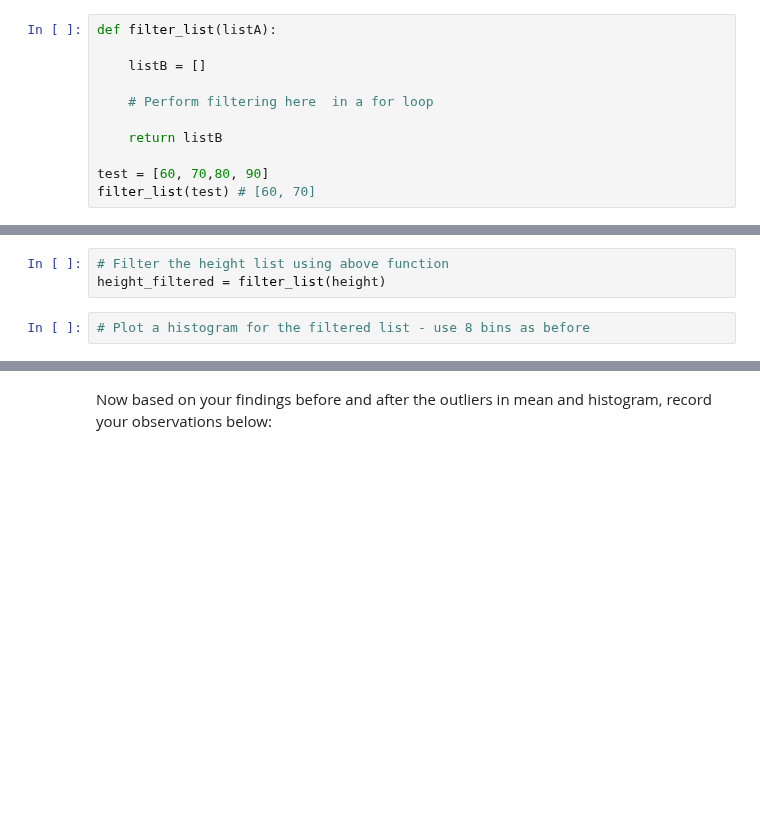
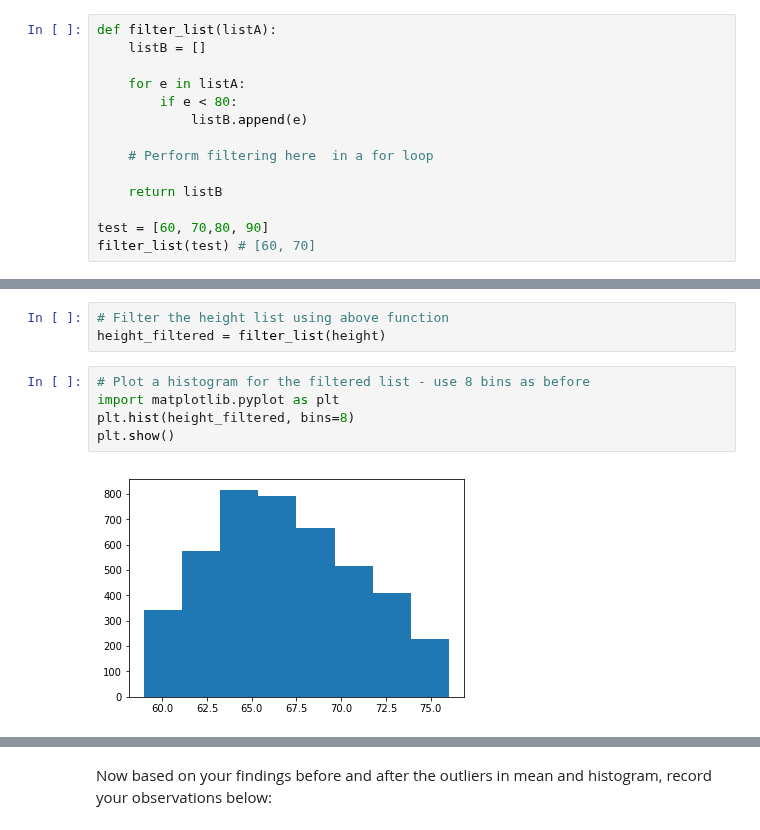
Before and after one commit to learn-co-curriculum/dsc-implementing-statistics-with-functions-lab, a Jupyter notebook: index.ipynb, the cells around one changed output, grey strips where cells are left out. Saved outputs shown, nothing was run; the diff lists cells and outputs as text; blank space fills up the shorter version.

```diff
--- a/index.ipynb
+++ b/index.ipynb
@@ -97,8 +100,11 @@ Perform following tasks:
 * Return the new list
 # %%
 def filter_list(listA):
+    listB = []
 
-    listB = []
+    for e in listA:
+        if e < 80:
+            listB.append(e)
 
     # Perform filtering here  in a for loop
 
@@ -115,5 +121,10 @@ Great, now we can filter our height list and plot a new histogram for the new li
 height_filtered = filter_list(height)
 # %%
 # Plot a histogram for the filtered list - use 8 bins as before
+import matplotlib.pyplot as plt
+plt.hist(height_filtered, bins=8)
+plt.show()
+# %% [output]
+[figure, added]
 # %%
 # Expected output
```
Also changed, not shown: parts of 13 cells of this notebook.
